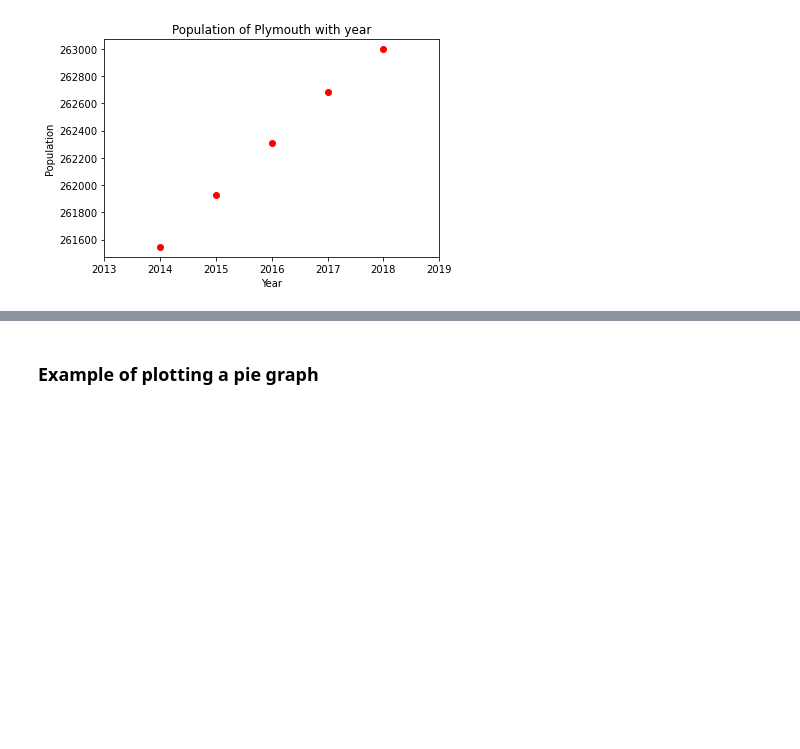
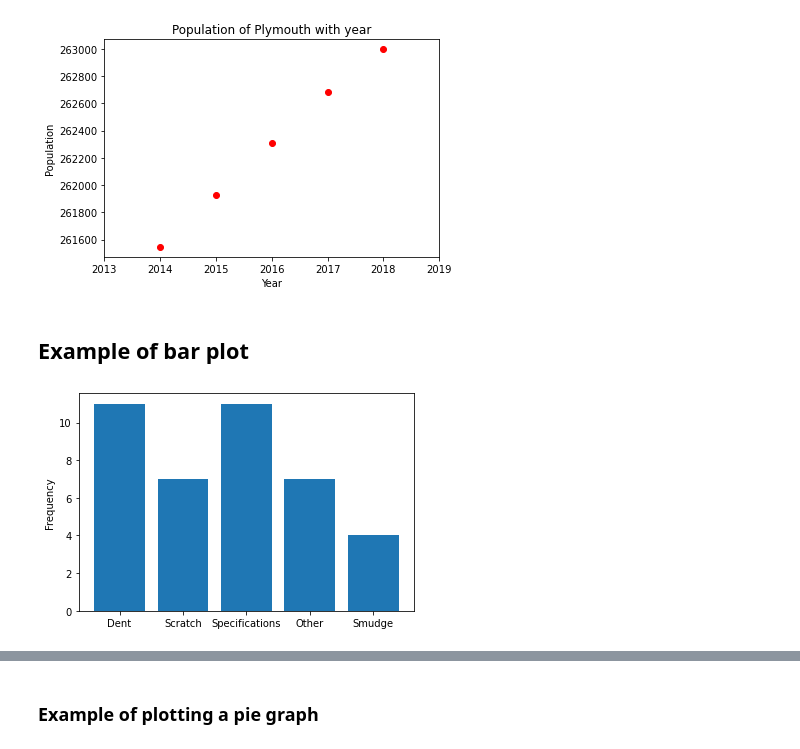
Before and after one commit to cmcneile/COMP5000-2022-lectures, a Jupyter notebook: Lecture3_examples.ipynb, the cells around one changed output, grey strips where cells are left out. Drawn from its saved outputs; the diff is of its cells as text; code cells hidden in the pictures; blank space fills up the shorter version.

```diff
--- a/Lecture3_examples.ipynb
+++ b/Lecture3_examples.ipynb
@@ -199,3 +235,18 @@ plt.xlim(2013, 2019)
 plt.show()
 # %% [output]
 [figure]
+# %% [markdown]
+## Example of bar plot
+# %%
+import matplotlib.pyplot as plt
+x_pos  = [ 0 , 1 , 2 , 3 , 4]
+bars   = [ "Dent" , "Scratch" , "Specifications" , "Other"  , "Smudge" ]
+frequency = [ 11, 7 , 11 , 7 , 4 ]
+plt.bar(x_pos, frequency)
+plt.xticks(x_pos, bars)
+plt.ylabel('Frequency')
+plt.savefig("bar_part.pdf")
+# Show graphic
+plt.show()
+# %% [output]
+[figure, added]
```
Also changed, not shown: parts of 9 cells of this notebook.
